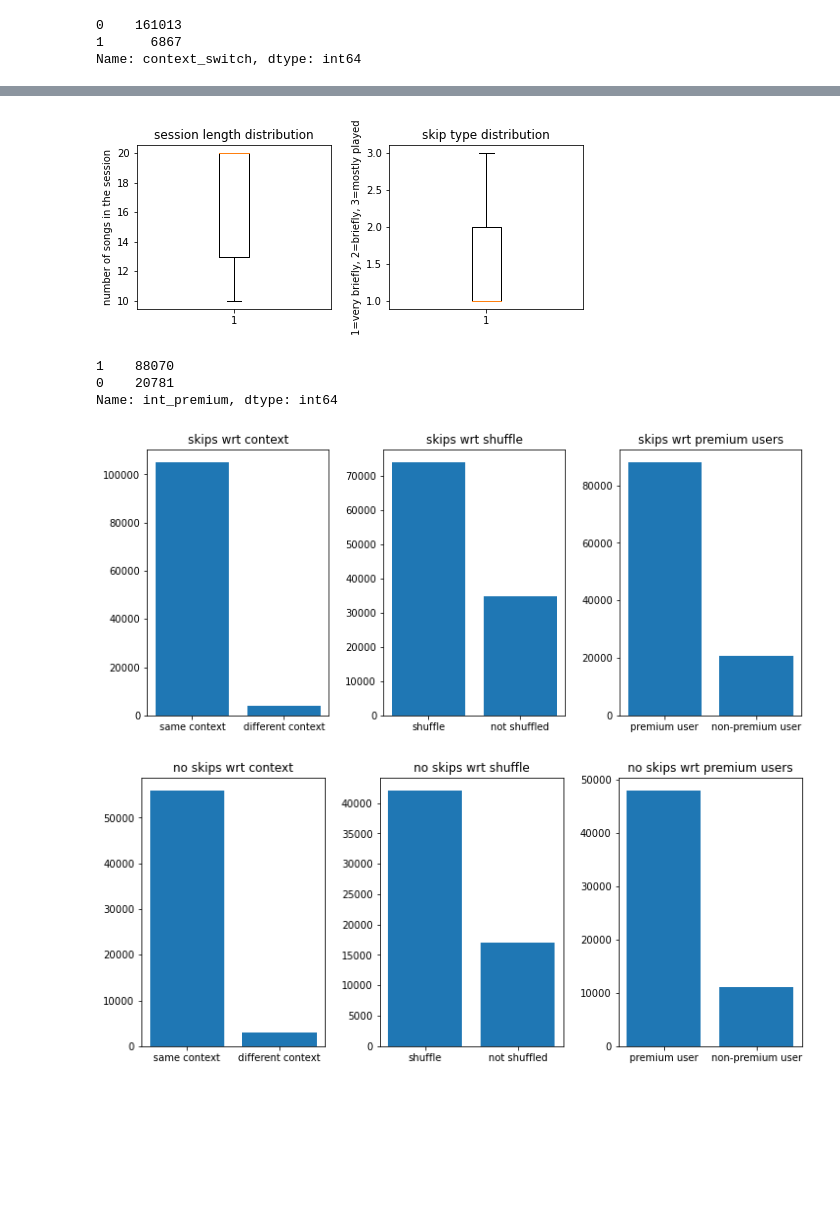
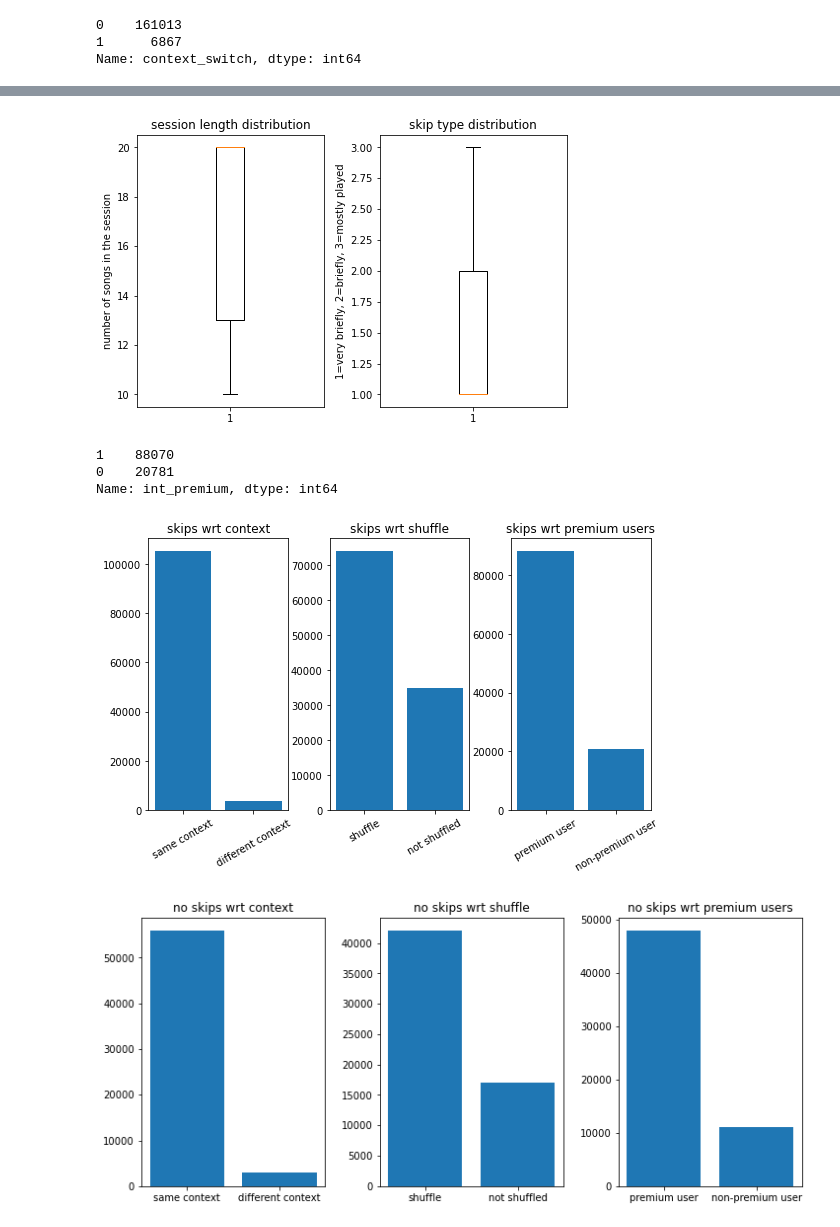
Before and after one commit to stoic-devv/spotify-causal-inference, a Jupyter notebook: src/eda/eda-adityak.ipynb, the cells around one changed output, grey strips where cells are left out. Saved outputs shown, nothing was run; the diff lists cells and outputs as text; code cells hidden in the pictures; blank space fills up the shorter version.

Commit message:
generate discreet figures

```diff
--- a/src/eda/eda-adityak.ipynb
+++ b/src/eda/eda-adityak.ipynb
@@ -191,20 +219,20 @@ skipped_df['int_shuffle'] = skipped_df['hist_user_behavior_is_shuffle'].astype(i
 # %%
-f, axs = plt.subplots(1,2,figsize=(8,3))
+f, axs = plt.subplots(1,2,figsize=(7.7,5))
 
 axs[0].boxplot(skipped_df['session_id'].value_counts())
 axs[0].set_title('session length distribution')
 axs[0].set_ylabel('number of songs in the session')
 
 axs[1].boxplot(skipped_df[skipped_df['skip'] > 0]['skip'])
 axs[1].set_title('skip type distribution')
 axs[1].set_ylabel('1=very briefly, 2=briefly, 3=mostly played')
 
 plt.subplots_adjust(wspace=0.3) # hspace=0.5,
-plt.savefig('../../img/session_skip_box.jpg', bbox_inches='tight', dpi=150)
+plt.savefig('../../img/session_skip_box-1.jpg', bbox_inches='tight', dpi=150)
 plt.show()
 plt.close()
 # %% [output]
-[figure, old version]
+[figure, new version]
 # %%
 skipped_df[skipped_df['skip'] > 0]['context_switch'].value_counts()
 skipped_df[skipped_df['skip'] > 0]['int_shuffle'].value_counts()
@@ -216,7 +244,7 @@ skipped_df[skipped_df['skip'] > 0]['int_premium'].value_counts()
 0    20781
 Name: int_premium, dtype: int64
 # %%
-f, axs = plt.subplots(1,3,figsize=(12,5))
+f, axs = plt.subplots(1,3,figsize=(9,5))
 
 label1 = ['same context','different context']
 
@@ -226,19 +254,23 @@ label3 = ['premium user', 'non-premium user']
 
 axs[0].bar(label1, skipped_df[skipped_df['skip'] > 0]['context_switch'].value_counts())
 axs[0].set_title('skips wrt context')
+axs[0].set_xticklabels(label1, rotation=30)
 
 axs[1].bar(label2, skipped_df[skipped_df['skip'] > 0]['int_shuffle'].value_counts())
 axs[1].set_title('skips wrt shuffle')
+axs[1].set_xticklabels(label2, rotation=30)
 
 axs[2].bar(label3, skipped_df[skipped_df['skip'] > 0]['int_premium'].value_counts())
 axs[2].set_title('skips wrt premium users')
+axs[2].set_xticklabels(label3, rotation=30)
 
 plt.subplots_adjust(wspace=0.3) # hspace=0.5,
-plt.savefig('../../img/context_shuffle_premium.jpg', bbox_inches='tight', dpi=150)
+plt.savefig('../../img/context_shuffle_premium-1.jpg', bbox_inches='tight', dpi=150)
+#plt.xticks(rotation = 45)
 plt.show()
 plt.close()
 # %% [output]
-[figure, old version]
+[figure, new version]
 # %%
 f, axs = plt.subplots(1,3,figsize=(12,5))
 
```
Also changed, not shown: parts of 5 cells of this notebook, 7 other files.
